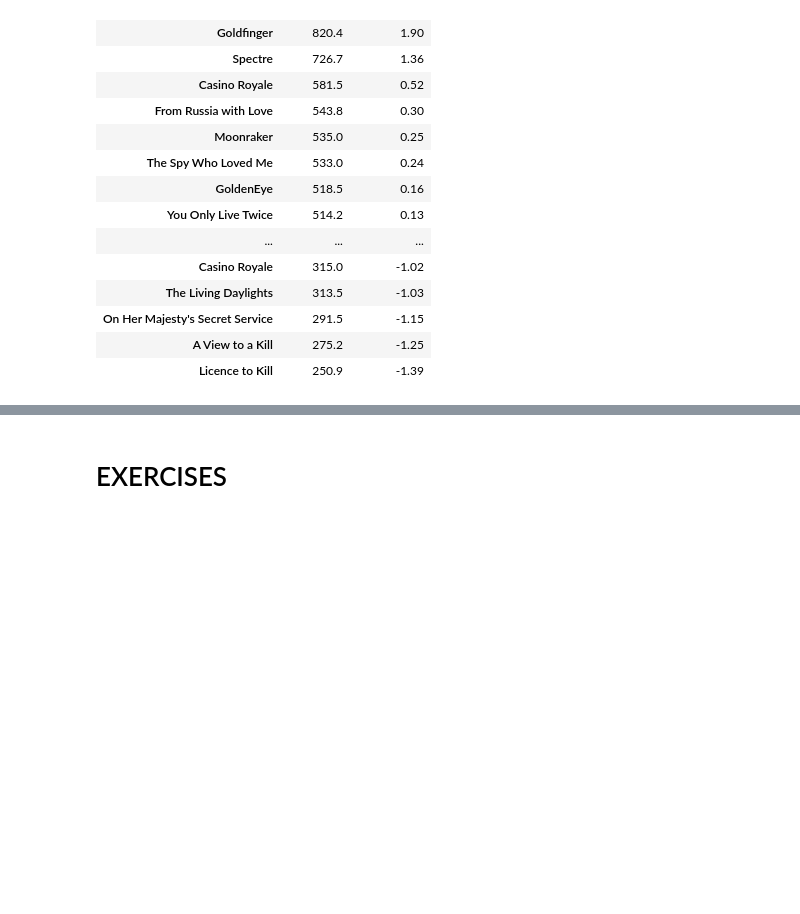
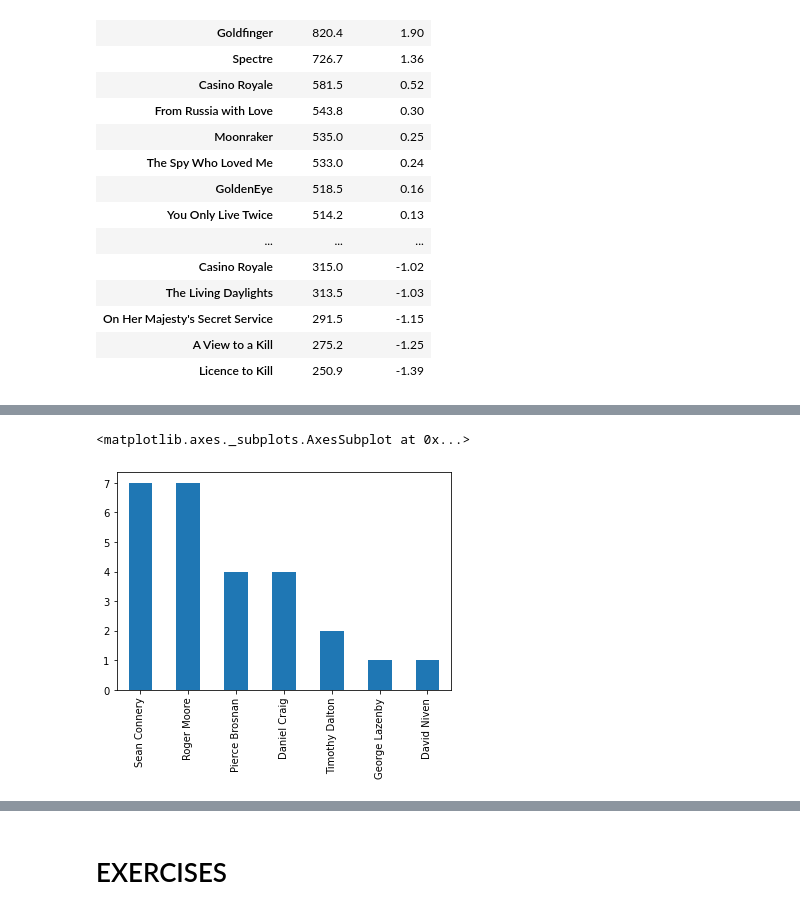
Before and after one commit to jmartinbellido/DMBA, a Jupyter notebook: DMBA3_Python_Notebook3.ipynb, the cells around one changed output, grey strips where cells are left out. Drawn from its saved outputs; the diff is of its cells as text; code cells hidden in the pictures; blank space fills up the shorter version.

```diff
--- a/DMBA3_Python_Notebook3.ipynb
+++ b/DMBA3_Python_Notebook3.ipynb
@@ -209,0 +236,3 @@ df_jamesbond[["Box Office","z_Box Office"]].sort_values("z_Box Office",ascending
+# %%
+# Import dataframe
+df_jamesbond = pd.read_csv("https://data-wizards.s3.amazonaws.com/datasets/jamesbond.csv",index_col="Film")
@@ -209,0 +307,6 @@ df_jamesbond[["Box Office","z_Box Office"]].sort_values("z_Box Office",ascending
+# %%
+# Next, we will plot a bar chart to explore frecuency visually
+df_jamesbond["Actor"].value_counts().plot(kind = 'bar')
+# %% [output]
+<matplotlib.axes._subplots.AxesSubplot at 0x...>
+[figure, added]
```
Also changed, not shown: parts of 89 cells of this notebook.
